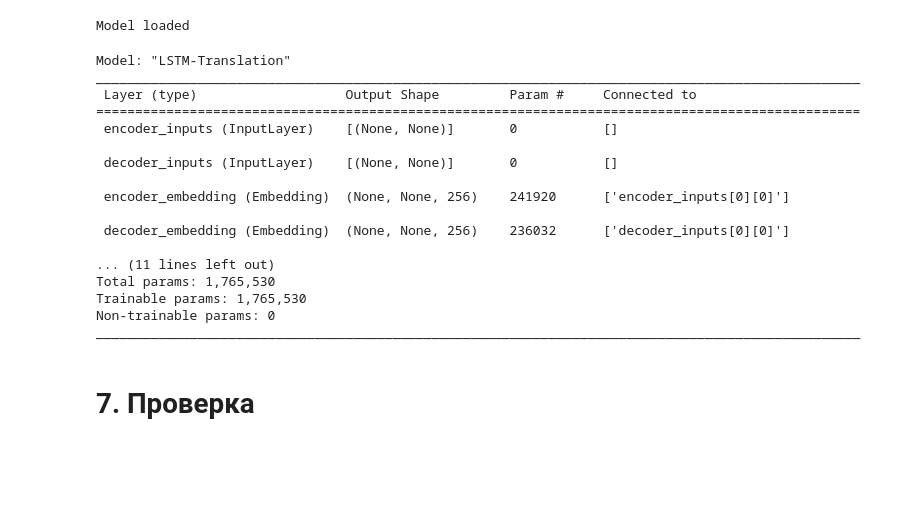
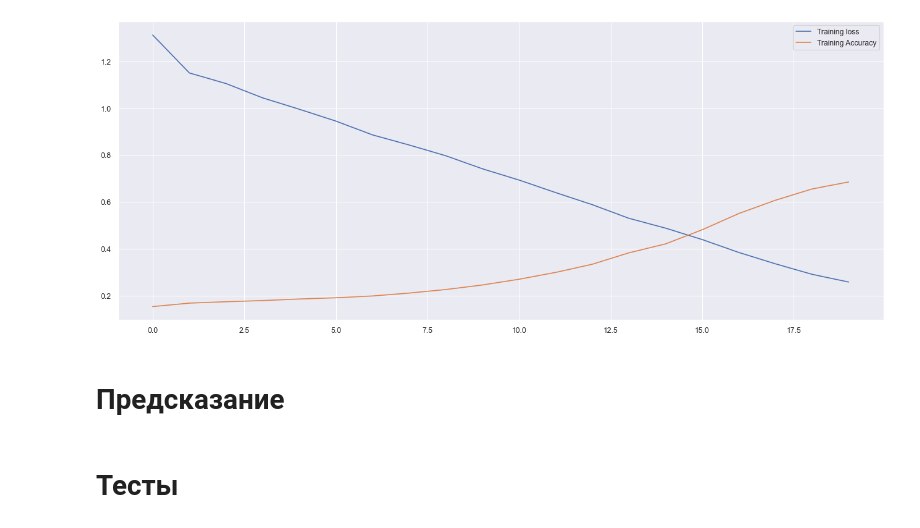
Before and after one commit to Onigatari/Graduate-Work, a Jupyter notebook: Notebook/Remain-LSTM.ipynb, the cells around one changed output. Cells and saved outputs as stored; diff of their text form; code cells hidden in the pictures; blank space fills up the shorter version.

```diff
--- a/Notebook/Remain-LSTM.ipynb
+++ b/Notebook/Remain-LSTM.ipynb
@@ -4,6 +4,9 @@ import matplotlib.pyplot as plt
 import re, os, time, random
 import pandas as pd
 import numpy as np
+
+import seaborn as sns
+sns.set(style="darkgrid")
 
 import tensorflow as tf
 import pickle as pkl
@@ -15,4 +18,5 @@ from keras.models import Model, load_model
 from keras.layers import LSTM, GRU, Input, Dense, Embedding
 from keras.preprocessing.sequence import pad_sequences
 
+from prettytable import PrettyTable
 from nltk.translate.bleu_score import sentence_bleu
@@ -107 +112,12 @@ def get_preparing_data(input_seq, output_seq):
+# %%
+def show_plot():
+    '''
+        Отрисовка графика потерь и точности
+    '''
+    plt.figure(figsize=(20,8), dpi= 80)
+    plt.plot(graph.history['loss'], label='Training loss')
+    plt.plot(graph.history['accuracy'], label='Training Accuracy')
+
+    plt.legend()
+    plt.show()
 # %% [markdown]
@@ -278,24 +269,0 @@ def model_load_JSON():
-# %%
-model_loaded = model_load_JSON()
-# %% [output]
-Model loaded
-# %%
-model_loaded.summary()
-# %% [output]
-Model: "LSTM-Translation"
-__________________________________________________________________________________________________
- Layer (type)                   Output Shape         Param #     Connected to
-==================================================================================================
- encoder_inputs (InputLayer)    [(None, None)]       0           []
-
- decoder_inputs (InputLayer)    [(None, None)]       0           []
-
- encoder_embedding (Embedding)  (None, None, 256)    241920      ['encoder_inputs[0][0]']
-
- decoder_embedding (Embedding)  (None, None, 256)    236032      ['decoder_inputs[0][0]']
-
-... (11 lines left out)
-Total params: 1,765,530
-Trainable params: 1,765,530
-Non-trainable params: 0
-__________________________________________________________________________________________________
@@ -313,0 +270,6 @@ reverse_word_map_target = dict(map(reversed, tokenizer_output.word_index.items()
+# %%
+show_plot()
+# %% [output]
+[figure, added]
+# %% [markdown]
+# Предсказание
@@ -314,2 +295,2 @@ reverse_word_map_target = dict(map(reversed, tokenizer_output.word_index.items()
 # %% [markdown]
-# 7. Проверка
+# Тесты
```
Also changed, not shown: parts of 50 cells of this notebook, 24 other files.
